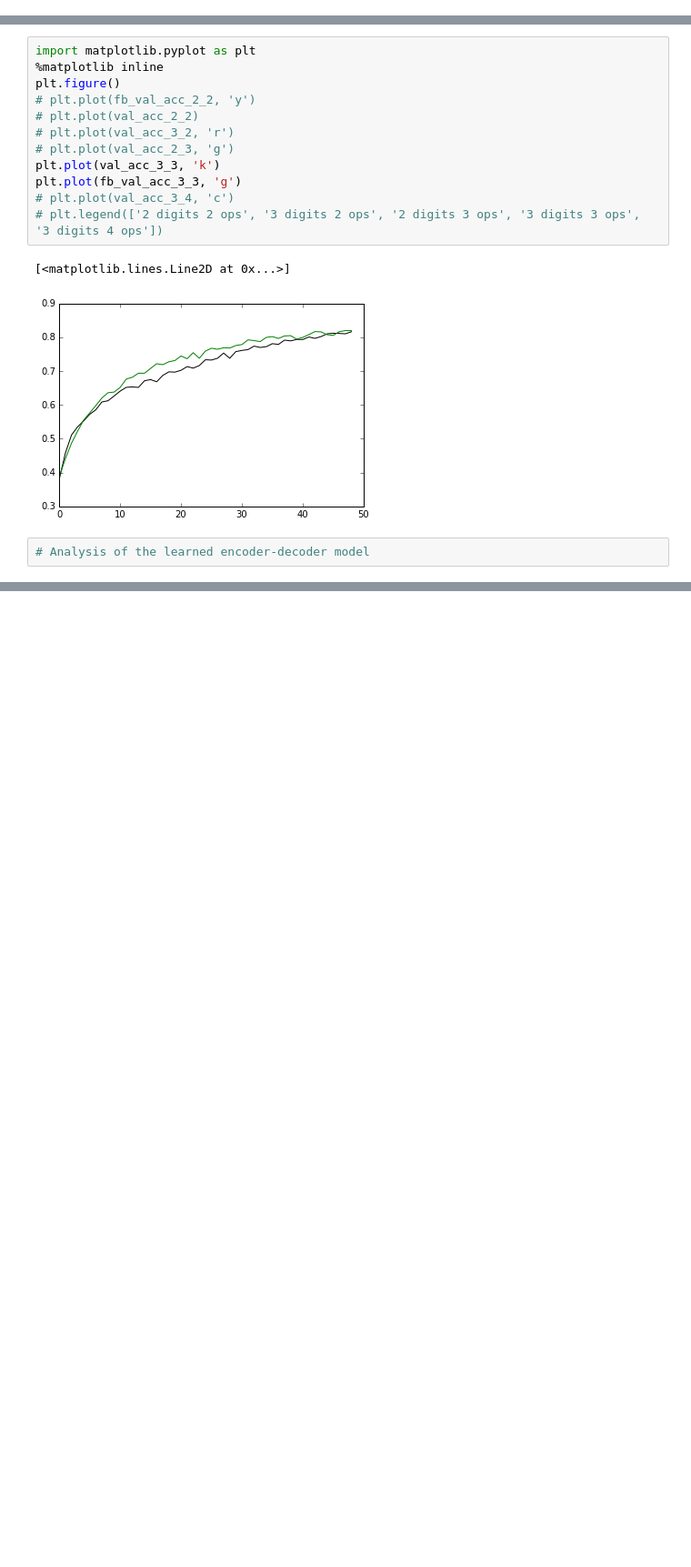
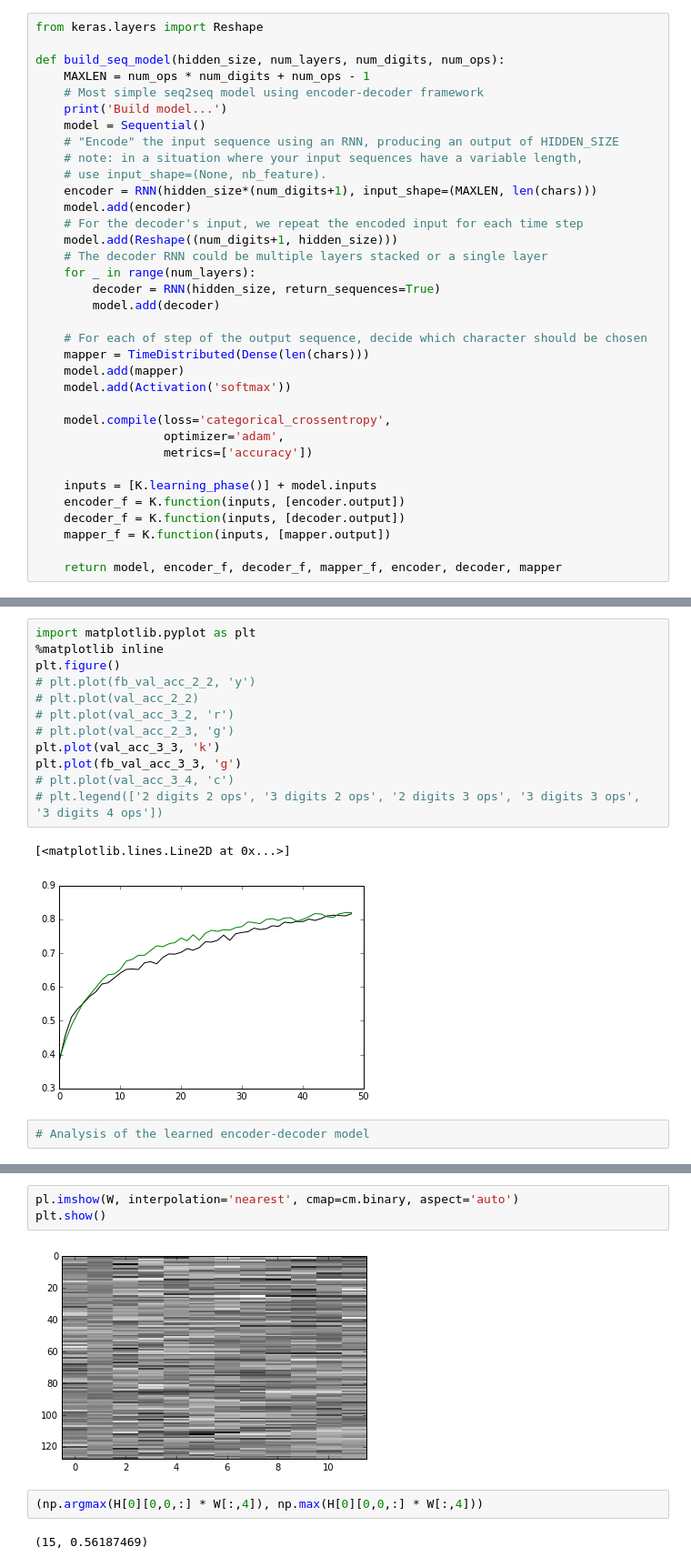
Before and after one commit to codingneo/DeepAttention, a Jupyter notebook: notebooks/addition_rnn_experiment.ipynb, the cells around one changed output, grey strips where cells are left out. Shown: that part at 91% size. Cells and saved outputs as stored; diff of their text form; blank space fills up the shorter version.

```diff
--- a/notebooks/addition_rnn_experiment.ipynb
+++ b/notebooks/addition_rnn_experiment.ipynb
@@ -147,3 +148,38 @@ def build_model(hidden_size, num_layers, num_digits, num_ops):
+# %%
+from keras.layers import Reshape
+
+def build_seq_model(hidden_size, num_layers, num_digits, num_ops):
+    MAXLEN = num_ops * num_digits + num_ops - 1
+    # Most simple seq2seq model using encoder-decoder framework
+    print('Build model...')
+    model = Sequential()
+    # "Encode" the input sequence using an RNN, producing an output of HIDDEN_SIZE
+    # note: in a situation where your input sequences have a variable length,
+    # use input_shape=(None, nb_feature).
+    encoder = RNN(hidden_size*(num_digits+1), input_shape=(MAXLEN, len(chars)))
+    model.add(encoder)
+    # For the decoder's input, we repeat the encoded input for each time step
+    model.add(Reshape((num_digits+1, hidden_size)))
+    # The decoder RNN could be multiple layers stacked or a single layer
+    for _ in range(num_layers):
+        decoder = RNN(hidden_size, return_sequences=True)
+        model.add(decoder)
+
+    # For each of step of the output sequence, decide which character should be chosen
+    mapper = TimeDistributed(Dense(len(chars)))
+    model.add(mapper)
+    model.add(Activation('softmax'))
+
+    model.compile(loss='categorical_crossentropy',
+                  optimizer='adam',
+                  metrics=['accuracy'])
+
+    inputs = [K.learning_phase()] + model.inputs
+    encoder_f = K.function(inputs, [encoder.output])
+    decoder_f = K.function(inputs, [decoder.output])
+    mapper_f = K.function(inputs, [mapper.output])
+
+    return model, encoder_f, decoder_f, mapper_f, encoder, decoder, mapper
 # %%
 from keras.layers import Input, merge, TimeDistributedDense
 from keras.models import Model
@@ -437,0 +546,9 @@ mapper_f(X)
+# %%
+pl.imshow(W, interpolation='nearest', cmap=cm.binary, aspect='auto')
+plt.show()
+# %% [output]
+[figure, added]
+# %%
+(np.argmax(H[0][0,0,:] * W[:,4]), np.max(H[0][0,0,:] * W[:,4]))
+# %% [output]
+(15, 0.56187469)
```
Also changed, not shown: parts of 34 cells of this notebook.
